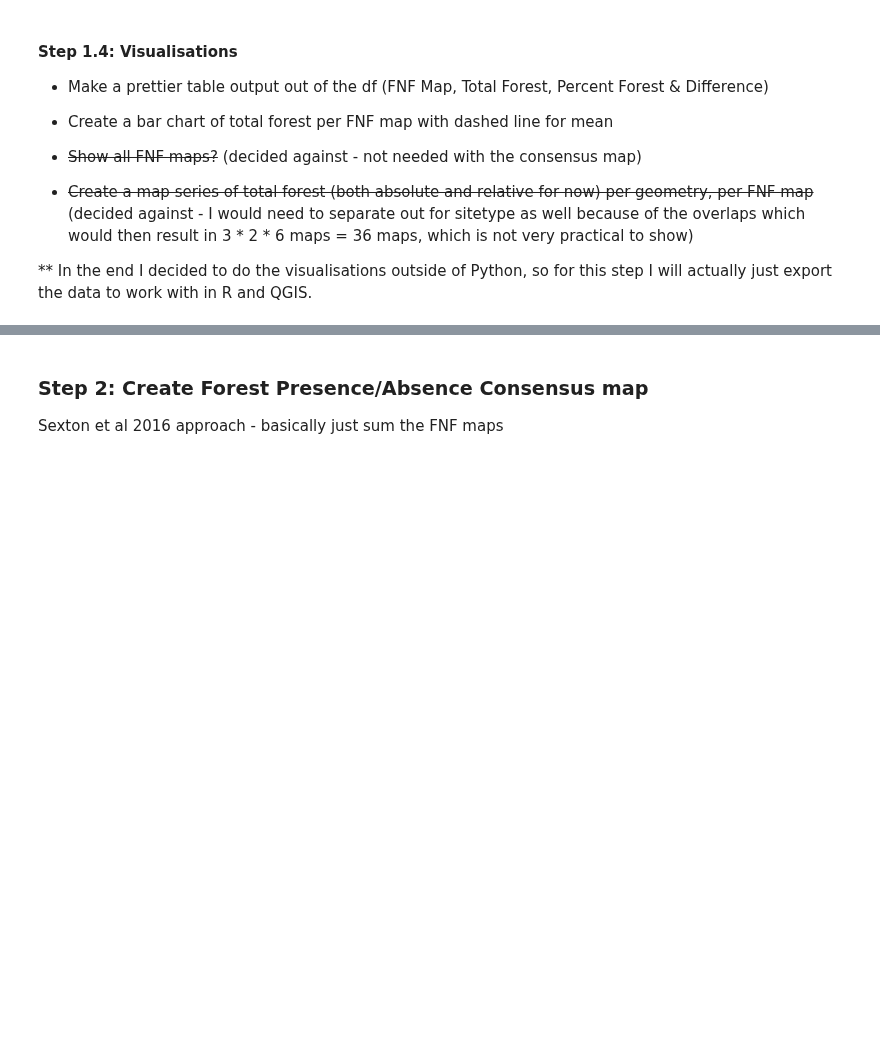
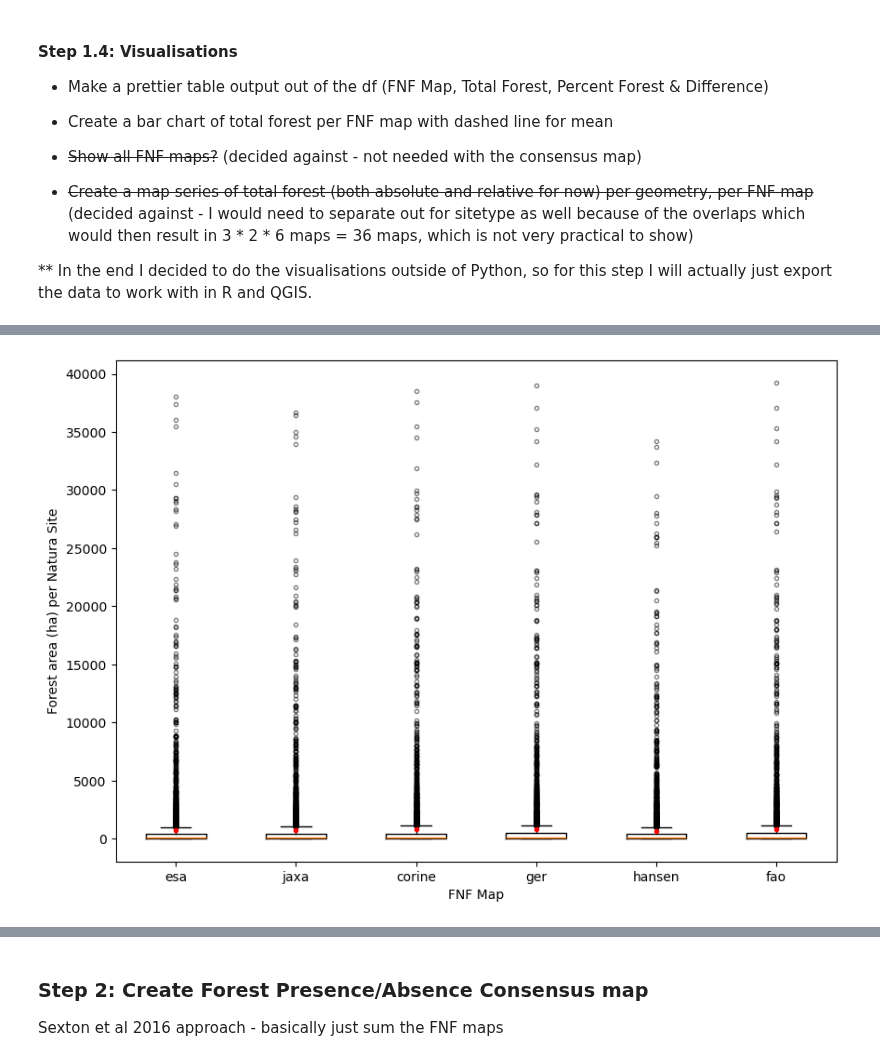
Before and after one commit to n-mo92/nm_forest_thesis, a Jupyter notebook: rq1_step3_comp.ipynb, the cells around one changed output, grey strips where cells are left out. Cells and saved outputs as stored; diff of their text form; code cells hidden in the pictures; blank space fills up the shorter version.

Commit message:
box plots for stats

```diff
--- a/rq1_step3_comp.ipynb
+++ b/rq1_step3_comp.ipynb
@@ -494,3 +541,16 @@ for column in all_ttest_data_diffs.columns:
+# %%
+# 1.5: CHECK DIFFERENCES FOR NORMALITY (RELATIVE)
+
+# For each column in the difference dataframe, generate a probplot
+# If the values follow the diagonal line, they are normally distributed
+for column in all_ttest_data_diffs_rel.columns:
+    plt.rcParams["figure.figsize"] = (5,3)
+    plt.figure()  # Create a new figure for each iteration
+    scipy.stats.probplot(all_ttest_data_diffs_rel[column],
+                         dist="norm",
+                         plot=plt)
+    plt.title(column)
+    plt.show()
 # %% [markdown]
 The plots above show that the differences are **not** normally distributed (they do not follow the diagonal line indicating normal distribution).
 
@@ -516,0 +663,31 @@ Something to consider: so far I am looking at the absolute differences rather th
+# %%
+# 1.5: BOX PLOT FOR FOREST PER MAP (ABSOLUTE)
+
+# Preparing figure
+fig = plt.figure(figsize =(10, 7))
+ax = fig.add_subplot(111)
+
+# Creating axes instance (data trimmed to remove site_code column, mean shown)
+bp_per_map = ax.boxplot(all_ttest_data.iloc[:, [2,4,6,8,10,12]],
+                        showmeans=True,
+                        meanprops=dict(marker='.', markeredgecolor='red',
+                                        markerfacecolor='red'))
+
+# Change the style of the outliers ("fliers")
+for flier in bp_per_map['fliers']:
+    flier.set(marker ='.',
+              color ='#e7298a',
+              alpha = 0.5)
+
+# Change the x-axis tick labels
+plt.xticks([1,2,3,4,5,6], ["esa", "jaxa", "corine", "ger", "hansen", "fao"])
+
+
+# Set the axis labels
+ax.set_xlabel('FNF Map', fontsize = 10)
+ax.set_ylabel('Forest area (ha) per Natura Site', fontsize = 10)
+
+# Show the plot
+plt.show()
+# %% [output]
+[figure, added]
```
Also changed, not shown: parts of 19 cells of this notebook.
